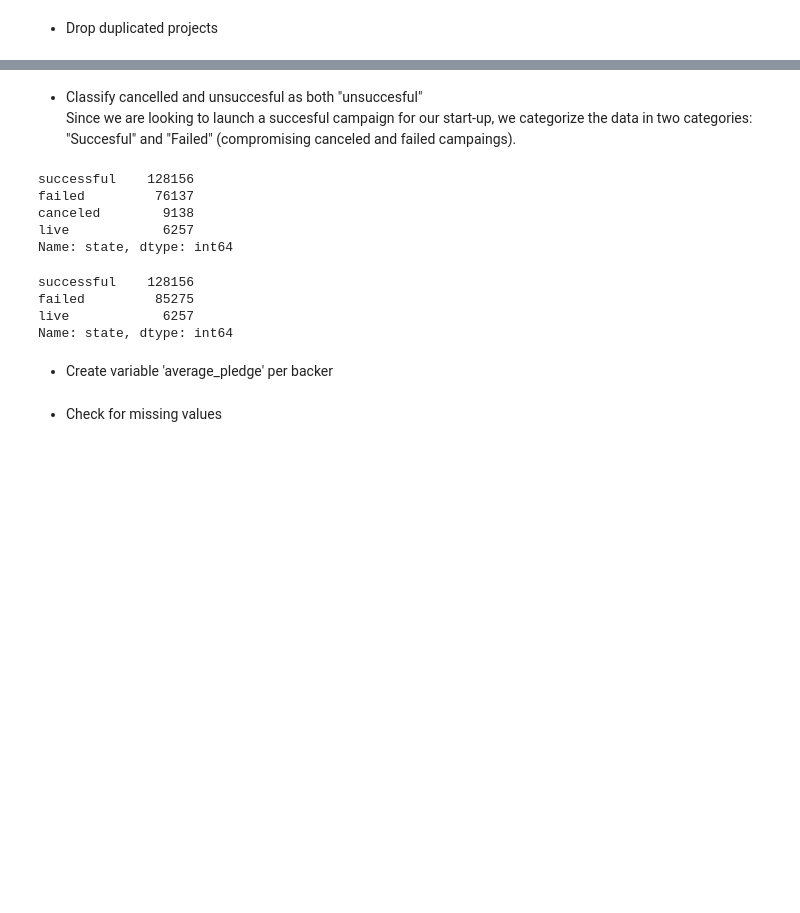
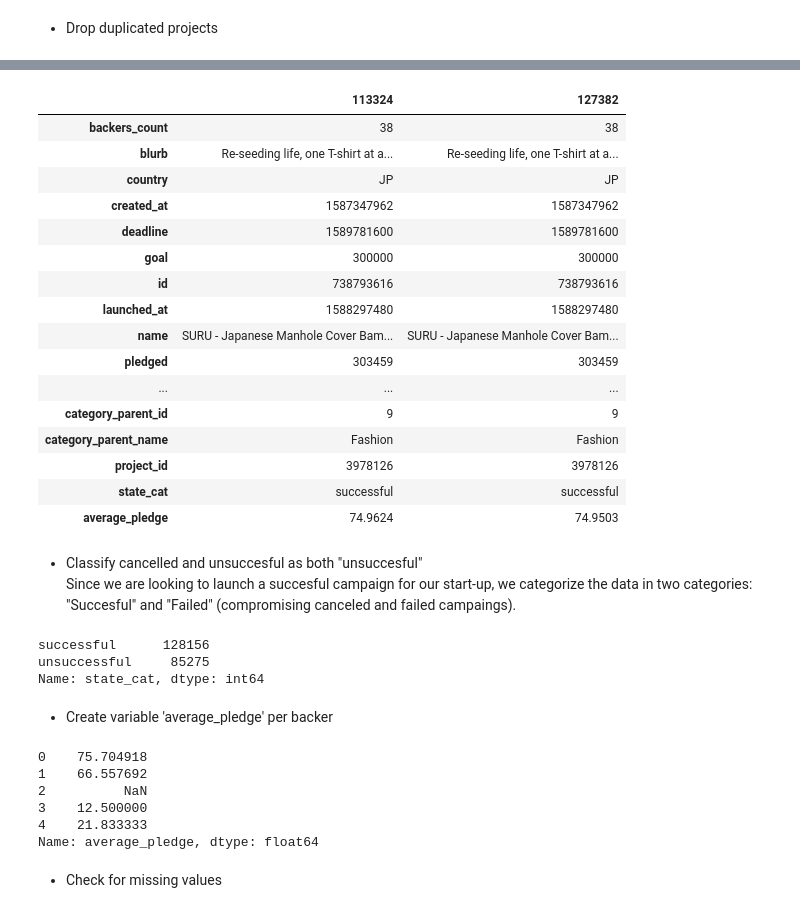
Before and after one commit to Rianne89/Kickstarter_analysis, a Jupyter notebook: Project 4-Kickstarter.ipynb, the cells around one changed output, grey strips where cells are left out. Saved outputs shown, nothing was run; the diff lists cells and outputs as text; code cells hidden in the pictures; blank space fills up the shorter version.

```diff
--- a/Project 4-Kickstarter.ipynb
+++ b/Project 4-Kickstarter.ipynb
@@ -73,28 +100,47 @@ df[['created_at','deadline', 'launched_at', 'state_changed_at']].apply(pd.to_dat
+# %%
+df.loc[df['project_id'] == 3978126].transpose()
+# %% [output]
+|  | 113324 | 127382 |
+| backers_count | 38 | 38 |
+| blurb | Re-seeding life, one T-shirt at a... | Re-seeding life, one T-shirt at a... |
+| country | JP | JP |
+| created_at | 1587347962 | 1587347962 |
+| deadline | 1589781600 | 1589781600 |
+| goal | 300000 | 300000 |
+| id | 738793616 | 738793616 |
+| launched_at | 1588297480 | 1588297480 |
+| name | SURU - Japanese Manhole Cover Bam... | SURU - Japanese Manhole Cover Bam... |
+| pledged | 303459 | 303459 |
+| ... | ... | ... |
+| category_parent_id | 9 | 9 |
+| category_parent_name | Fashion | Fashion |
+| project_id | 3978126 | 3978126 |
+| state_cat | successful | successful |
+| average_pledge | 74.9624 | 74.9503 |
 # %% [markdown]
 - Classify cancelled and unsuccesful as both "unsuccesful"
 Since we are looking to launch a succesful campaign for our start-up,
 we categorize the data in two categories: "Succesful" and "Failed" (compromising canceled and failed campaings).
 # %%
-#Value_counts shows there are both canceled and failed campaigns.
-df['state'].value_counts()
+#Value_counts shows there are both canceled and failed campaigns. Categorize into successfull and unsuccessful
+df['state_cat'] = np.where(df['state']=='successful', 'successful', 'unsuccessful')
+df['state_cat'].value_counts()
 # %% [output]
-successful    128156
-failed         76137
-canceled        9138
-live            6257
-Name: state, dtype: int64
+successful      128156
+unsuccessful     85275
+Name: state_cat, dtype: int64
-# %%
-#Replace canceled campaigns state as 'failed'
-df['state'].replace('canceled', 'failed').value_counts()
-# %% [output]
-successful    128156
-failed         85275
-live            6257
-Name: state, dtype: int64
 # %% [markdown]
 - Create variable 'average_pledge' per backer
 # %%
 df['average_pledge'] = (df['usd_pledged']/df['backers_count'])
+df['average_pledge'].head()
+# %% [output]
+0    75.704918
+1    66.557692
+2          NaN
+3    12.500000
+4    21.833333
+Name: average_pledge, dtype: float64
 # %% [markdown]
 - Check for missing values
 # %%
```
Also changed, not shown: parts of 5 cells of this notebook, 2 other files.
